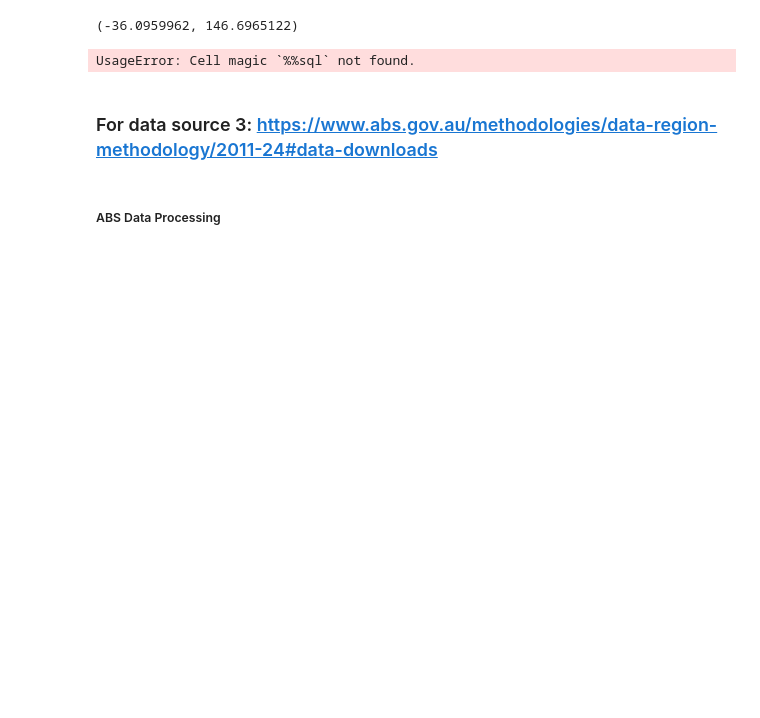
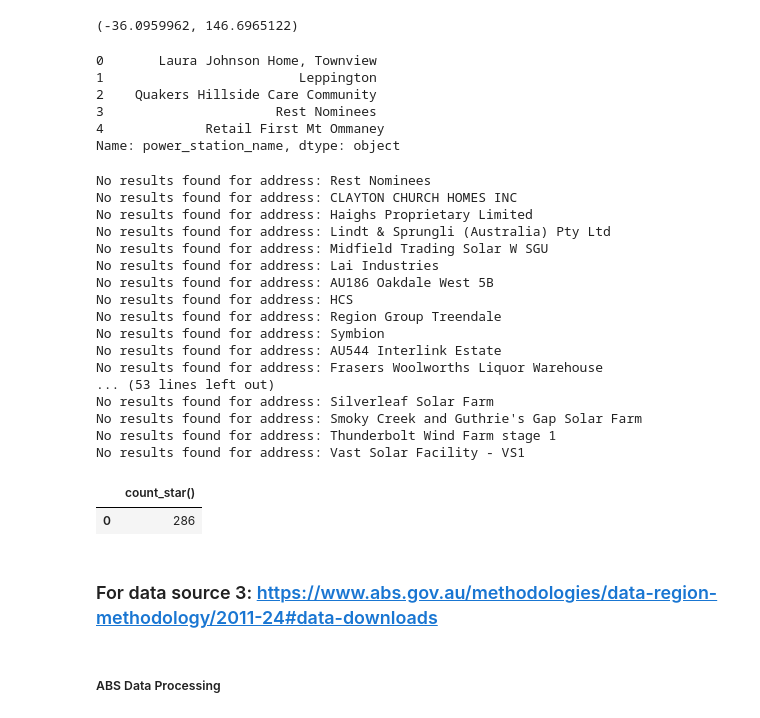
Before and after one commit to kerumixd/5339-Data-Engineering-Group-Porject, a Jupyter notebook: Assignment1.ipynb, the cells around one changed output. Cells and saved outputs as stored; diff of their text form; code cells hidden in the pictures; blank space fills up the shorter version.

```diff
--- a/Assignment1.ipynb
+++ b/Assignment1.ipynb
@@ -334,6 +323,8 @@ dtype: object
 # %%
+import re
 accredited_power_station_df['Accreditation start date'] = pd.to_datetime(accredited_power_station_df['Accreditation start date'], format="%d/%m/%Y")
 accredited_power_station_df['Approval date'] = pd.to_datetime(accredited_power_station_df['Approval date'], format="%d/%m/%Y")
+accredited_power_station_df['Power station name'] = accredited_power_station_df['Power station name'].apply(lambda x: re.split(r"[-–]", x)[0])
 accredited_power_station_df.dtypes
 # %% [output]
 Accreditation code                  object
@@ -446,33 +431,50 @@ lat, lng
 # %% [output]
 (-36.0959962, 146.6965122)
 # %%
-%%sql
-create view if not exists power_stations as
-select
-    name,
-    location,
-    capacity,
-    type
-from
-    accredited_power_stations
-union
-select
-    `Project name` as name,
-    `Location` as location,
-    `Capacity (MW)` as capacity,
-    `Generation technology` as type
-from
-    committed_power_stations
-union
-select
-    `Project name` as name,
-    `Location` as location,
-    `Capacity (MW)` as capacity,
-    `Generation technology` as type
-from
-    probable_power_station;
+# get power station names from the three tables
+power_stations = pd.concat([accredited_power_station_df['power_station_name'],
+                            committed_power_station_df['power_station_name'],
+                            probable_power_station_df['power_station_name']]).drop_duplicates().reset_index(drop=True)
+print(power_stations.head(5))
 # %% [output]
-UsageError: Cell magic `%%sql` not found.
+0       Laura Johnson Home, Townview
+1                         Leppington
+2    Quakers Hillside Care Community
+3                      Rest Nominees
+4             Retail First Mt Ommaney
+Name: power_station_name, dtype: object
+# %%
+# create a new dataframe to store the results
+geo_df = pd.DataFrame(columns=['power_station_name', 'latitude', 'longitude'])
+for station in power_stations:
+    lat, lng = geocode_address(station)
+    if lat is None or lng is None:
+        continue
+    station_coordinates = pd.DataFrame({'power_station_name': [station], 'latitude': [lat], 'longitude': [lng]})
+    geo_df = pd.concat([geo_df, station_coordinates], ignore_index=True)
+conn.sql("drop table if exists power_station_geocodes")
+conn.sql("create table if not exists power_station_geocodes as select * from geo_df")
+conn.sql("select count(*) from power_station_geocodes;").df()
+# %% [output]
+No results found for address: Rest Nominees
+No results found for address: CLAYTON CHURCH HOMES INC
+No results found for address: Haighs Proprietary Limited
+No results found for address: Lindt & Sprungli (Australia) Pty Ltd
+No results found for address: Midfield Trading Solar W SGU
+No results found for address: Lai Industries
+No results found for address: AU186 Oakdale West 5B
+No results found for address: HCS
+No results found for address: Region Group Treendale
+No results found for address: Symbion
+No results found for address: AU544 Interlink Estate
+No results found for address: Frasers Woolworths Liquor Warehouse
+... (53 lines left out)
+No results found for address: Silverleaf Solar Farm
+No results found for address: Smoky Creek and Guthrie's Gap Solar Farm
+No results found for address: Thunderbolt Wind Farm stage 1
+No results found for address: Vast Solar Facility - VS1
+|  | count_star() |
+| 0 | 286 |
 # %% [markdown]
 ### For data source 3: https://www.abs.gov.au/methodologies/data-region-methodology/2011-24#data-downloads
 # %%
```
Also changed, not shown: parts of 14 cells of this notebook, 2 other files.
